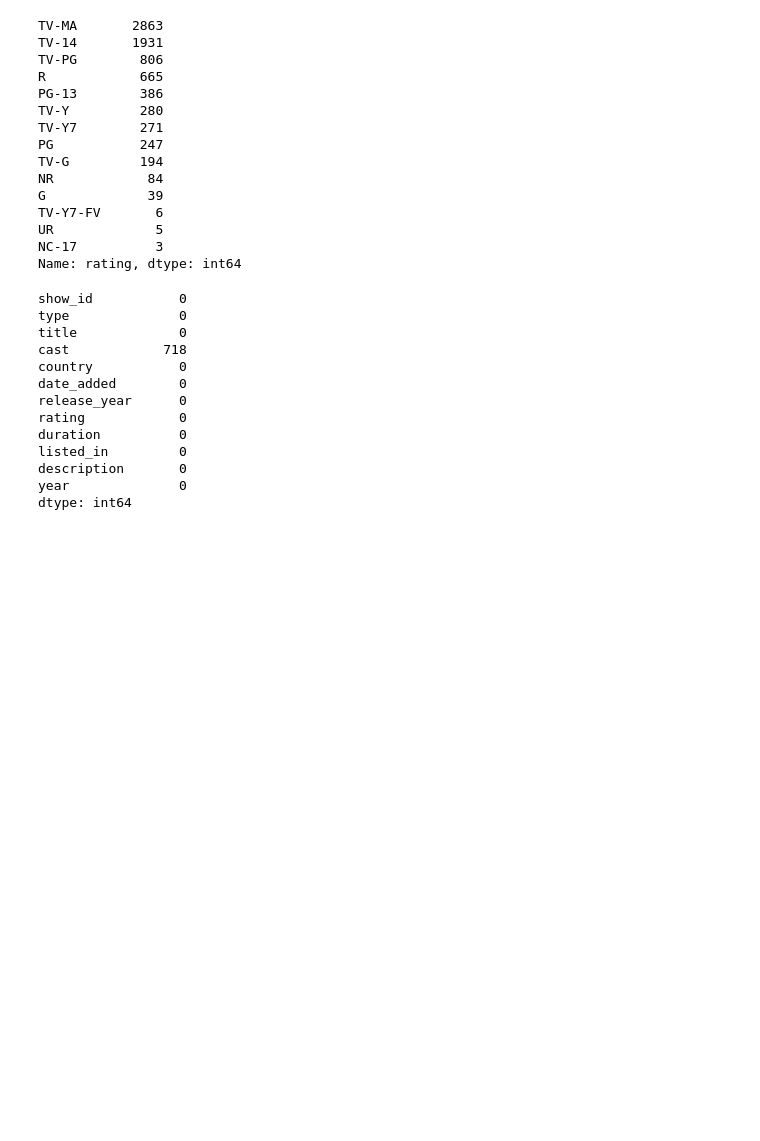
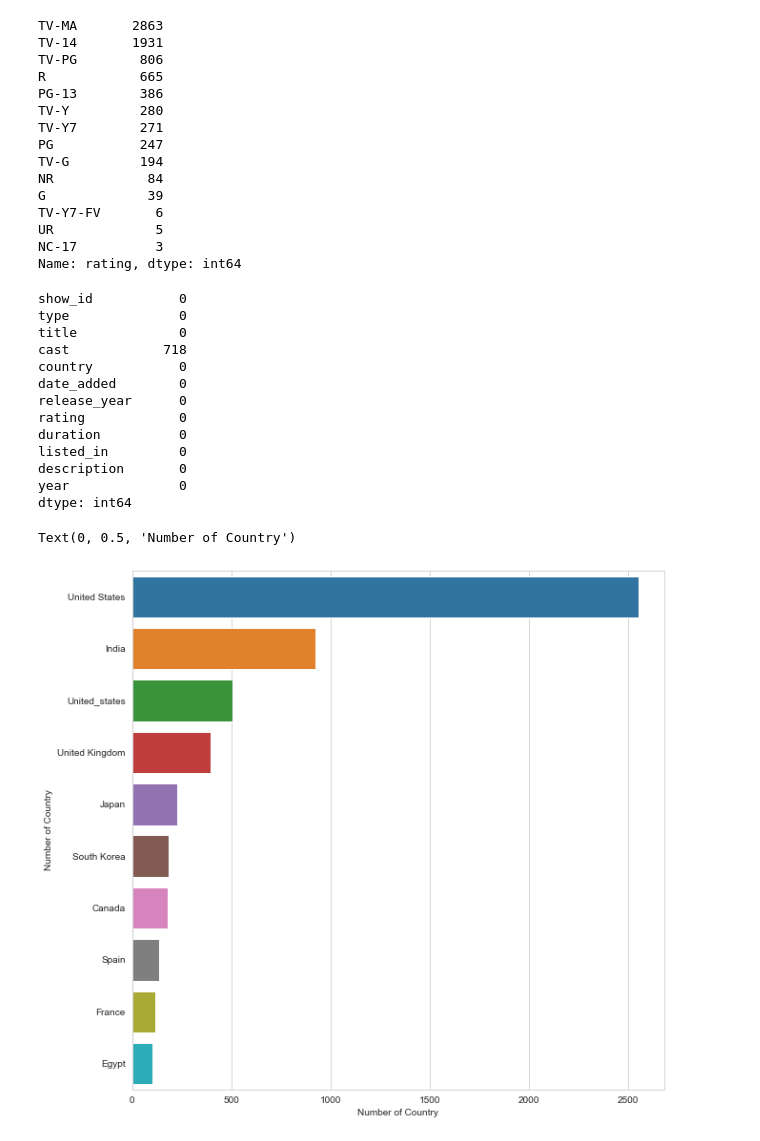
Before and after one commit to Rahulraj31/Netflix-Data-EDA, a Jupyter notebook: Untitled.ipynb, the cells around one changed output. Drawn from its saved outputs; the diff is of its cells as text; code cells hidden in the pictures; blank space fills up the shorter version.

```diff
--- a/Untitled.ipynb
+++ b/Untitled.ipynb
@@ -200,3 +198,12 @@ listed_in         0
 description       0
 year              0
 dtype: int64
+# %%
+x=df.country.value_counts().head(10) #for top 10
+plt.figure(figsize=(10,10))
+ax=sns.barplot(x.values,x.index)
+ax.set_xlabel("Number of Country")
+ax.set_ylabel("Number of Country")
+# %% [output]
+Text(0, 0.5, 'Number of Country')
+[figure, added]
```
Also changed, not shown: parts of 8 cells of this notebook.
